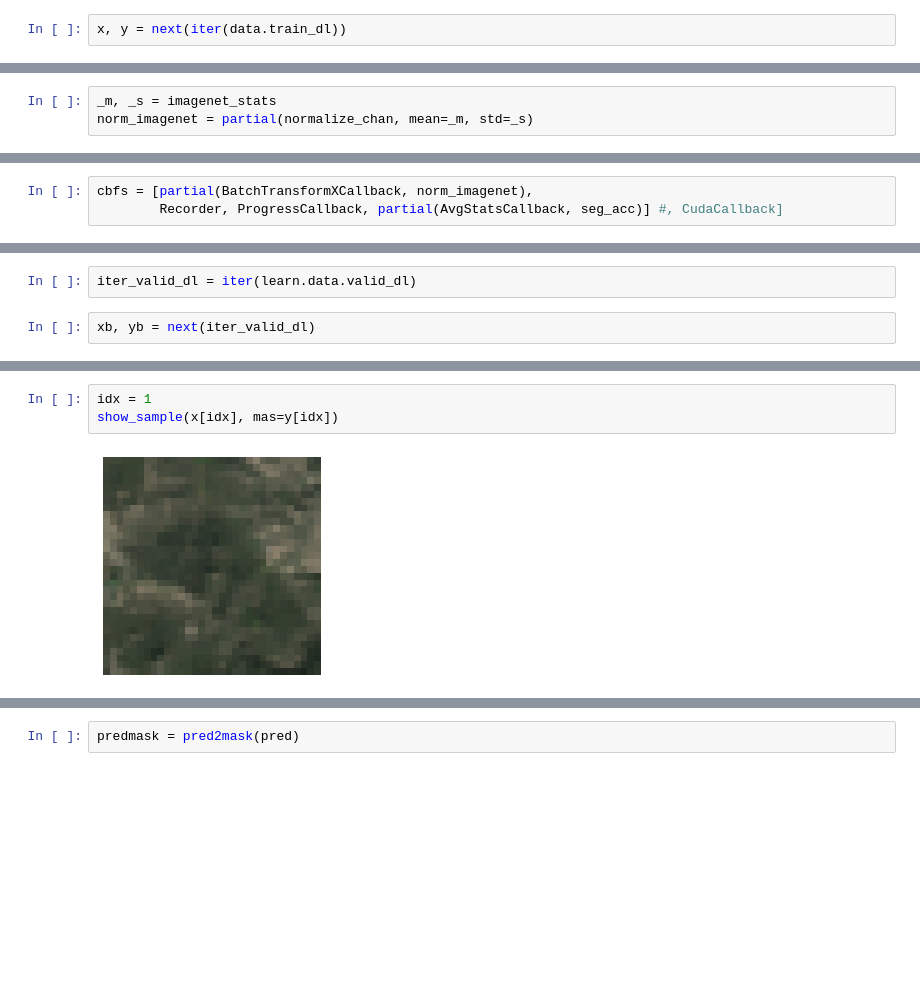
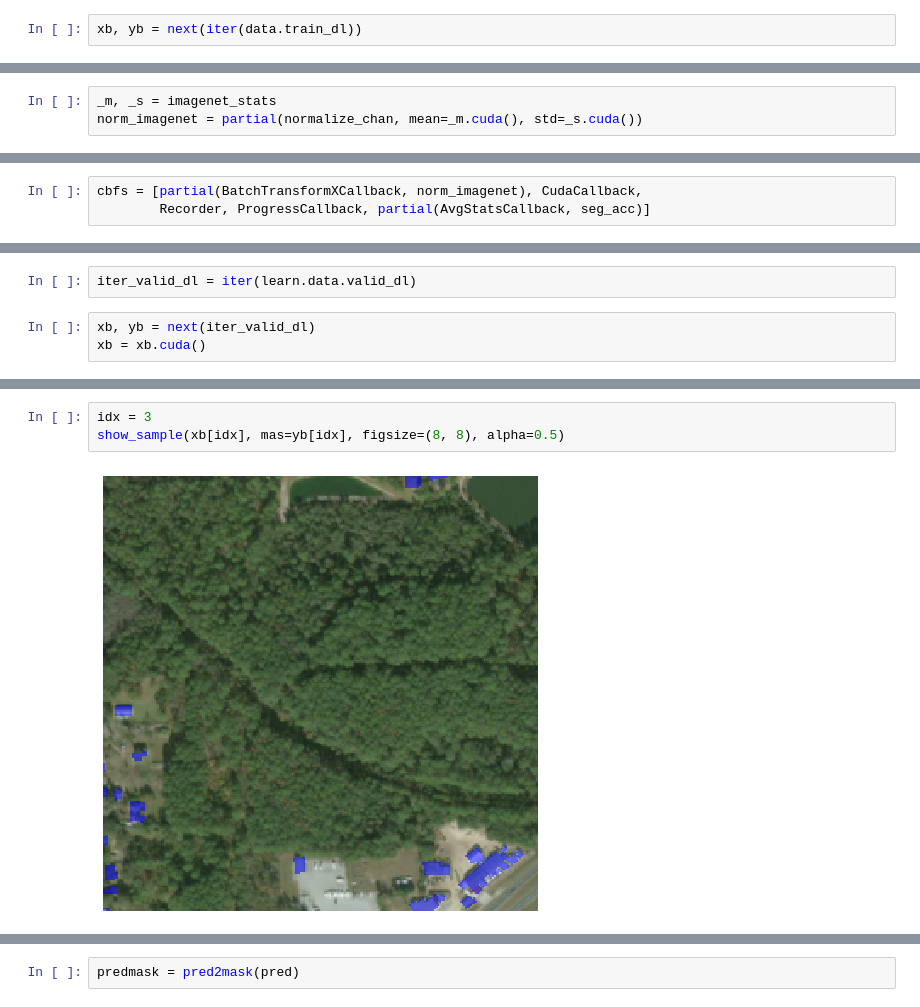
Before and after one commit to qAp/xview2comp, a Jupyter notebook: 02_model.ipynb, the cells around one changed output, grey strips where cells are left out. Saved outputs shown, nothing was run; the diff lists cells and outputs as text; blank space fills up the shorter version.

```diff
--- a/02_model.ipynb
+++ b/02_model.ipynb
@@ -50,4 +66,4 @@ data = ll.to_databunch(bs, num_workers=0)
 # %% [output]
 5598
 # %%
-x, y = next(iter(data.train_dl))
+xb, yb = next(iter(data.train_dl))
@@ -143,7 +148,7 @@ def normalize_chan(x, mean, std):
     return (x - mean[...,None,None]) / std[...,None,None]
 # %%
 _m, _s = imagenet_stats
-norm_imagenet = partial(normalize_chan, mean=_m, std=_s)
+norm_imagenet = partial(normalize_chan, mean=_m.cuda(), std=_s.cuda())
 # %%
 partial(BatchTransformXCallback, norm_imagenet)
 # %% [output]
@@ -153,8 +158,8 @@ functools.partial(<class 'exp.nb_06.BatchTransformXCallback'>, functools.partial
 # %% [markdown]
 `Learner` and `Callback`s make up what's used for the training and validation of the Unet model on the `DataBunch`.  The various definitions for these are slightly scattered among fastai (part2 2019) notebooks, the final versions are gathered here.
 # %%
-cbfs = [partial(BatchTransformXCallback, norm_imagenet),
-        Recorder, ProgressCallback, partial(AvgStatsCallback, seg_acc)] #, CudaCallback]
+cbfs = [partial(BatchTransformXCallback, norm_imagenet), CudaCallback,
+        Recorder, ProgressCallback, partial(AvgStatsCallback, seg_acc)]
 # %%
 learn = Learner(model, data, loss_func, lr=1e-1, cb_funcs=cbfs)
 # %%
@@ -213,6 +221,7 @@ xb.mean(), xb.std()
 iter_valid_dl = iter(learn.data.valid_dl)
 # %%
 xb, yb = next(iter_valid_dl)
+xb = xb.cuda()
 # %%
 xb.shape, yb.shape
 # %% [output]
@@ -220,6 +229,6 @@ xb.shape, yb.shape
 # %%
-idx = 1
-show_sample(x[idx], mas=y[idx])
+idx = 3
+show_sample(xb[idx], mas=yb[idx], figsize=(8, 8), alpha=0.5)
 # %% [output]
-[figure, old version]
+[figure, new version]
 # %%
```
Also changed, not shown: parts of 29 cells of this notebook.
